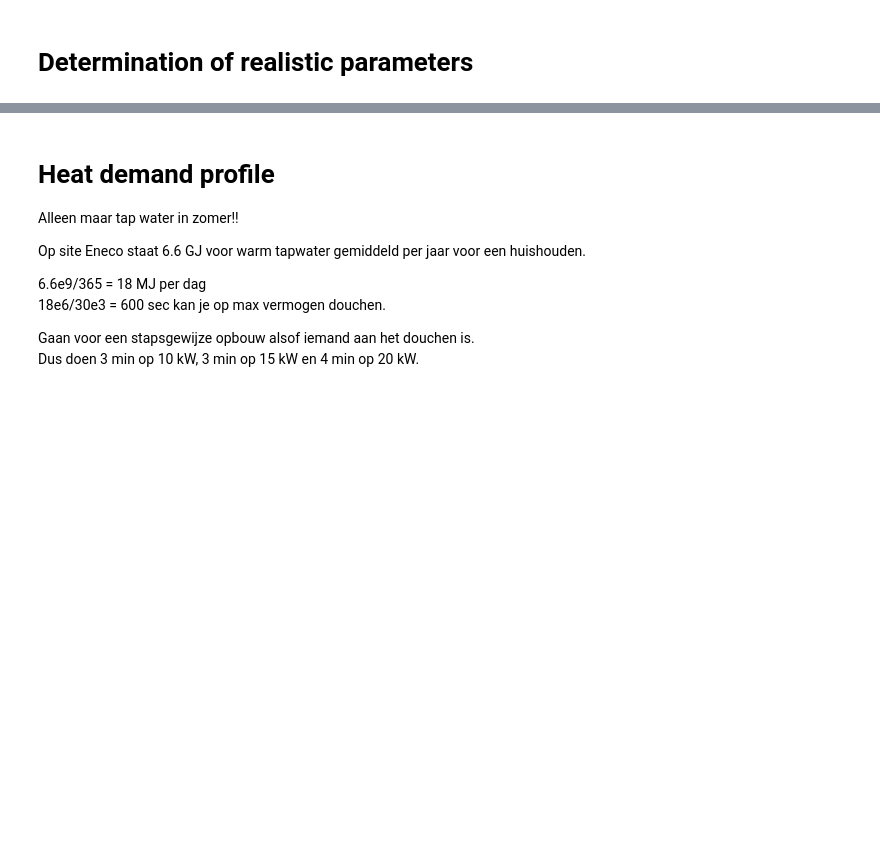
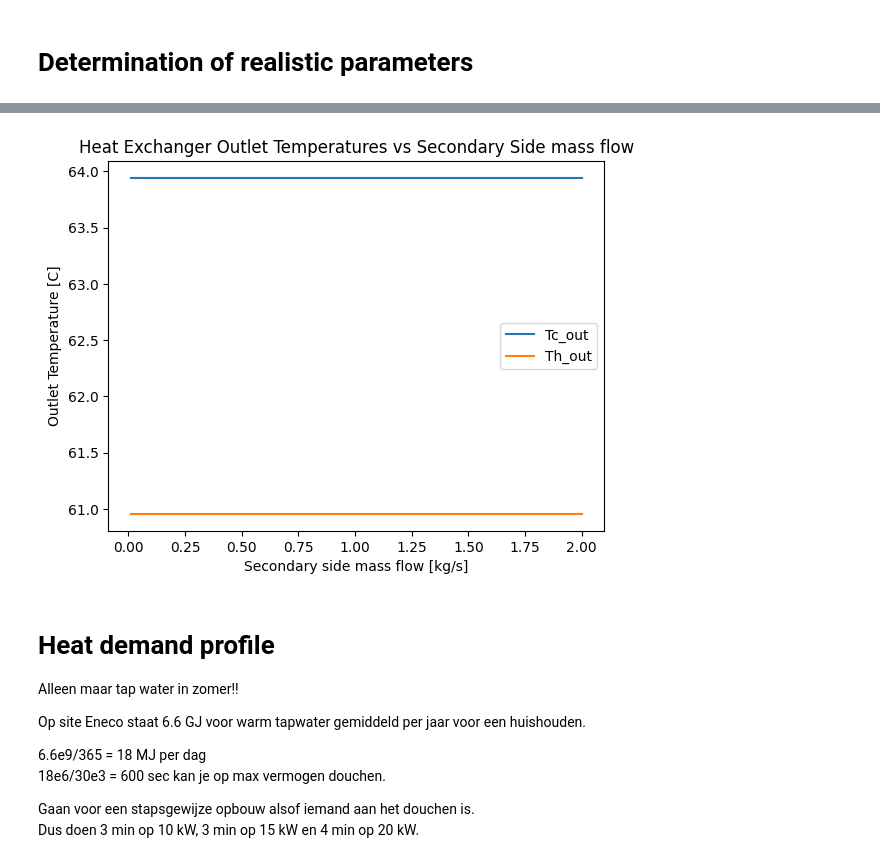
Before and after one commit to Pietervb2/thesis, a Jupyter notebook: obtain_realistic parameters.ipynb, the cells around one changed output, grey strips where cells are left out. Drawn from its saved outputs; the diff is of its cells as text; code cells hidden in the pictures; blank space fills up the shorter version.

```diff
--- a/obtain_realistic parameters.ipynb
+++ b/obtain_realistic parameters.ipynb
@@ -89,3 +99,25 @@ plt.show()
+# %%
+mflowc_in = np.linspace(0.01,2,100)
+mflow_h = 0.15 # kg/s
+Th_in = 65
+Tc_in = 10
+
+Tc_out_array = []
+Th_out_array = []
+for mflowc in mflowc_in:
+    Tc_out, Th_out = NTU_method(mflowh, mflow_c, Th_in, Tc_in)
+    Tc_out_array.append(Tc_out)
+    Th_out_array.append(Th_out)
+
+plt.plot(mflowc_in, Tc_out_array, label='Tc_out')
+plt.plot(mflowc_in, Th_out_array, label='Th_out')
+plt.xlabel('Secondary side mass flow [kg/s]')
+plt.ylabel('Outlet Temperature [C]')
+plt.title('Heat Exchanger Outlet Temperatures vs Secondary Side mass flow')
+plt.legend()
+plt.show()
+# %% [output]
+[figure, added]
 # %%
 mflow_h = 0.249
 mflow_c = 0.15
```
Also changed, not shown: parts of 4 cells of this notebook, 9 other files.
